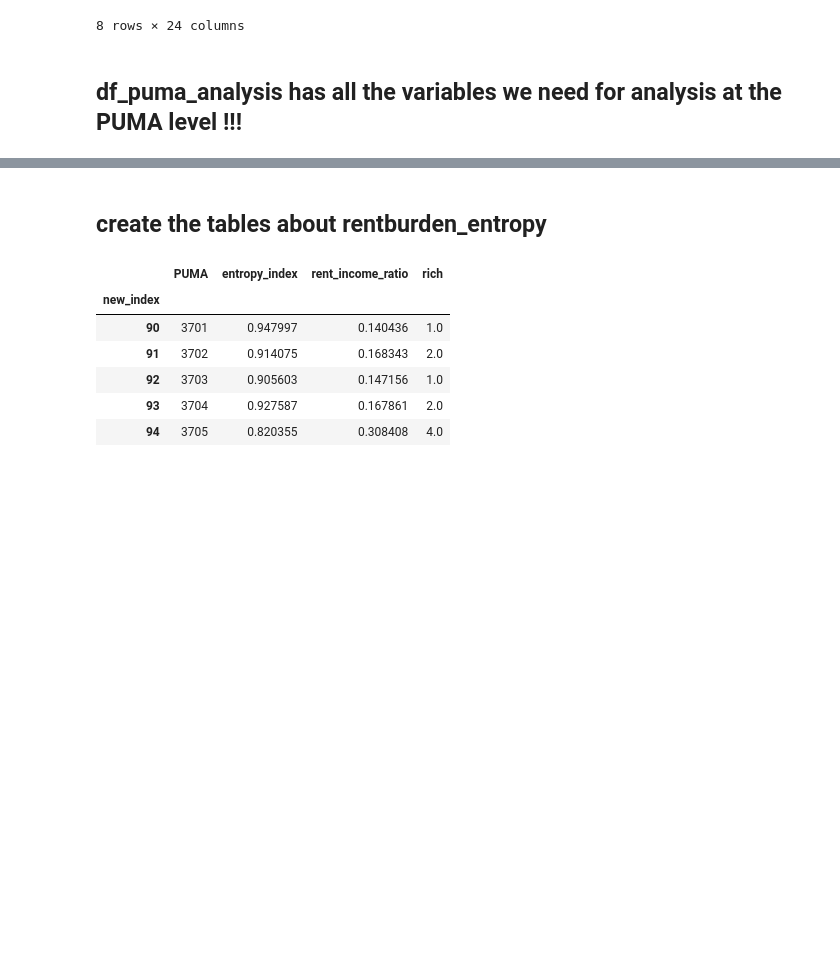
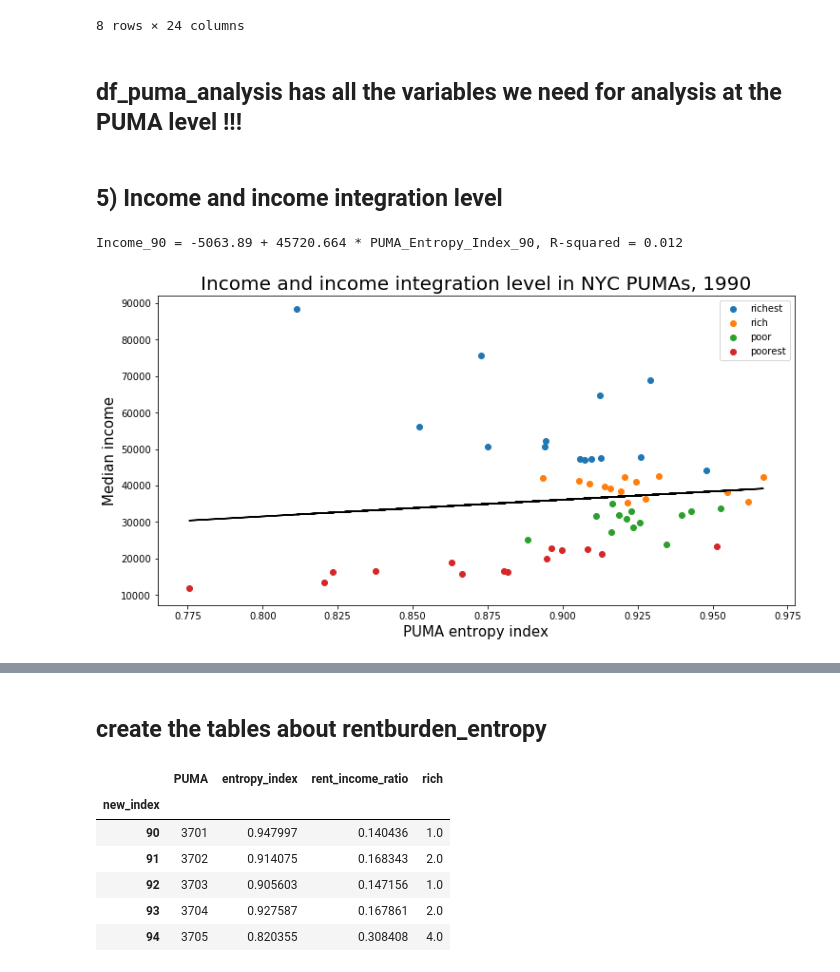
Before and after one commit to picniclin/NYC_yl5240, a Jupyter notebook: NYC_housing_and_income.ipynb, the cells around one changed output, grey strips where cells are left out. Cells and saved outputs as stored; diff of their text form; code cells hidden in the pictures; blank space fills up the shorter version.

```diff
--- a/NYC_housing_and_income.ipynb
+++ b/NYC_housing_and_income.ipynb
@@ -1230,3 +1230,43 @@ df_puma_analysis.describe()
 8 rows × 24 columns
 # %% [markdown]
 ## df_puma_analysis has all the variables we need for analysis at the PUMA level !!!
+# %% [markdown]
+## 5) Income and income integration level
+# %%
+
+lm_income_entropy_9 = smf.ols('median_inc_fam_9 ~ entropy_index_9',
+                                  df_puma_analysis).fit()
+plt.figure(figsize = (12, 6))
+
+
+plt.scatter(df_puma_analysis.entropy_index_9[df_puma_analysis.rich_9 == 1],
+                df_puma_analysis.median_inc_fam_9[df_puma_analysis.rich_9 == 1],
+            label = 'richest')
+
+plt.scatter(df_puma_analysis.entropy_index_9[df_puma_analysis.rich_9 == 2],
+                df_puma_analysis.median_inc_fam_9[df_puma_analysis.rich_9 == 2],
+            label = 'rich')
+
+plt.scatter(df_puma_analysis.entropy_index_9[df_puma_analysis.rich_9 == 3],
+                df_puma_analysis.median_inc_fam_9[df_puma_analysis.rich_9 == 3],
+            label = 'poor')
+
+plt.scatter(df_puma_analysis.entropy_index_9[df_puma_analysis.rich_9 == 4],
+                df_puma_analysis.median_inc_fam_9[df_puma_analysis.rich_9 == 4],
+            label = 'poorest')
+plt.legend()
+
+plt.plot(df_puma_analysis.entropy_index_9,
+         lm_income_entropy_9.predict(), c = 'k')
+plt.xlabel('PUMA entropy index', fontsize = 15)
+plt.ylabel('Median income', fontsize = 15)
+plt.title('Income and income integration level in NYC PUMAs, 1990',
+         fontsize = 20)
+
+print('Income_90 = {} + {} * PUMA_Entropy_Index_90, R-squared = {}'.format(\
+                round(lm_income_entropy_9.params[0],3),
+                round(lm_income_entropy_9.params[1],3),
+                round(lm_income_entropy_9.rsquared,3)))
+# %% [output]
+Income_90 = -5063.89 + 45720.664 * PUMA_Entropy_Index_90, R-squared = 0.012
+[figure, added]
```
Also changed, not shown: parts of 12 cells of this notebook.
